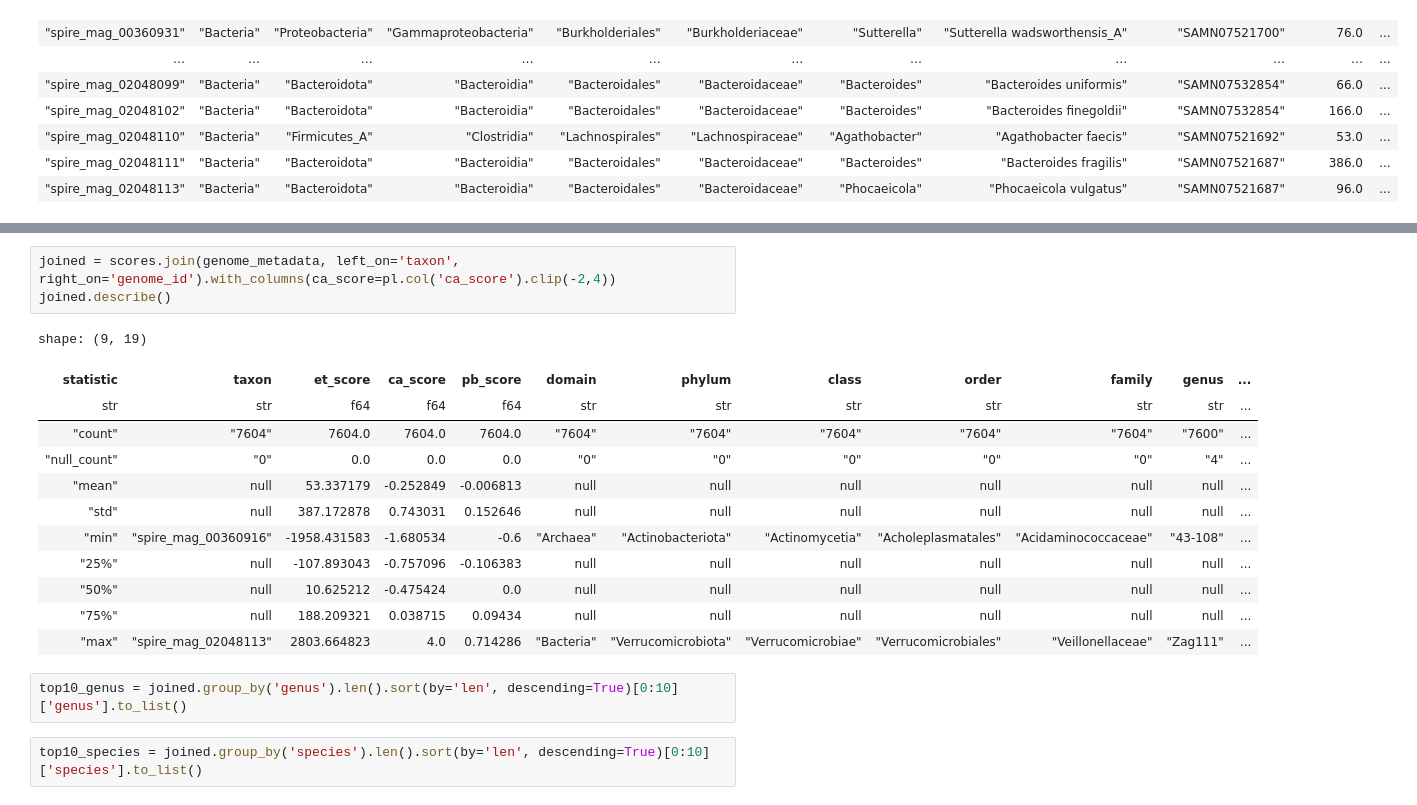
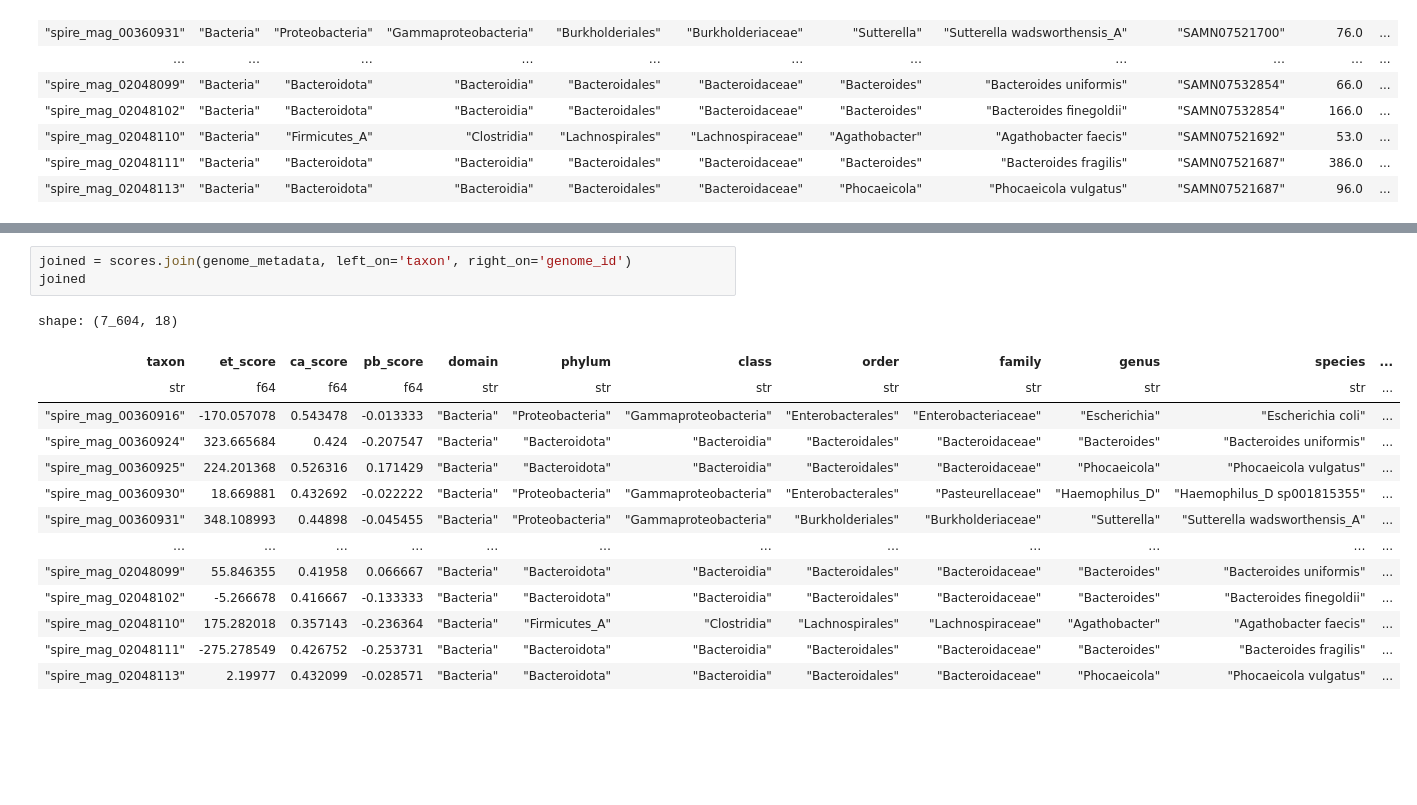
Before and after one commit to areias03/microfrp, a Jupyter notebook: analysis/score_analysis.ipynb, the cells around one changed output, grey strips where cells are left out. Saved outputs shown, nothing was run; the diff lists cells and outputs as text; blank space fills up the shorter version.

Commit message:
add(analysis): score and classification analyses

```diff
--- a/analysis/score_analysis.ipynb
+++ b/analysis/score_analysis.ipynb
@@ -88,20 +88,18 @@ shape: (7_256, 4)
 # %%
-joined = scores.join(genome_metadata, left_on='taxon', right_on='genome_id').with_columns(ca_score=pl.col('ca_score').clip(-2,4))
-joined.describe()
+joined = scores.join(genome_metadata, left_on='taxon', right_on='genome_id')
+joined
 # %% [output]
-shape: (9, 19)
+shape: (7_604, 18)
-| statistic | taxon | et_score | ca_score | pb_score | domain | phylum | class | order | family | genus | ... |
-| str | str | f64 | f64 | f64 | str | str | str | str | str | str | ... |
-| "count" | "7604" | 7604.0 | 7604.0 | 7604.0 | "7604" | "7604" | "7604" | "7604" | "7604" | "7600" | ... |
-| "null_count" | "0" | 0.0 | 0.0 | 0.0 | "0" | "0" | "0" | "0" | "0" | "4" | ... |
-| "mean" | null | 53.337179 | -0.252849 | -0.006813 | null | null | null | null | null | null | ... |
-| "std" | null | 387.172878 | 0.743031 | 0.152646 | null | null | null | null | null | null | ... |
-| "min" | "spire_mag_00360916" | -1958.431583 | -1.680534 | -0.6 | "Archaea" | "Actinobacteriota" | "Actinomycetia" | "Acholeplasmatales" | "Acidaminococcaceae" | "43-108" | ... |
-| "25%" | null | -107.893043 | -0.757096 | -0.106383 | null | null | null | null | null | null | ... |
-| "50%" | null | 10.625212 | -0.475424 | 0.0 | null | null | null | null | null | null | ... |
-| "75%" | null | 188.209321 | 0.038715 | 0.09434 | null | null | null | null | null | null | ... |
-| "max" | "spire_mag_02048113" | 2803.664823 | 4.0 | 0.714286 | "Bacteria" | "Verrucomicrobiota" | "Verrucomicrobiae" | "Verrucomicrobiales" | "Veillonellaceae" | "Zag111" | ... |
+| taxon | et_score | ca_score | pb_score | domain | phylum | class | order | family | genus | species | ... |
+| str | f64 | f64 | f64 | str | str | str | str | str | str | str | ... |
+| "spire_mag_00360916" | -170.057078 | 0.543478 | -0.013333 | "Bacteria" | "Proteobacteria" | "Gammaproteobacteria" | "Enterobacterales" | "Enterobacteriaceae" | "Escherichia" | "Escherichia coli" | ... |
+| "spire_mag_00360924" | 323.665684 | 0.424 | -0.207547 | "Bacteria" | "Bacteroidota" | "Bacteroidia" | "Bacteroidales" | "Bacteroidaceae" | "Bacteroides" | "Bacteroides uniformis" | ... |
+| "spire_mag_00360925" | 224.201368 | 0.526316 | 0.171429 | "Bacteria" | "Bacteroidota" | "Bacteroidia" | "Bacteroidales" | "Bacteroidaceae" | "Phocaeicola" | "Phocaeicola vulgatus" | ... |
+| "spire_mag_00360930" | 18.669881 | 0.432692 | -0.022222 | "Bacteria" | "Proteobacteria" | "Gammaproteobacteria" | "Enterobacterales" | "Pasteurellaceae" | "Haemophilus_D" | "Haemophilus_D sp001815355" | ... |
+| "spire_mag_00360931" | 348.108993 | 0.44898 | -0.045455 | "Bacteria" | "Proteobacteria" | "Gammaproteobacteria" | "Burkholderiales" | "Burkholderiaceae" | "Sutterella" | "Sutterella wadsworthensis_A" | ... |
+| … | … | … | … | … | … | … | … | … | … | … | ... |
+| "spire_mag_02048099" | 55.846355 | 0.41958 | 0.066667 | "Bacteria" | "Bacteroidota" | "Bacteroidia" | "Bacteroidales" | "Bacteroidaceae" | "Bacteroides" | "Bacteroides uniformis" | ... |
+| "spire_mag_02048102" | -5.266678 | 0.416667 | -0.133333 | "Bacteria" | "Bacteroidota" | "Bacteroidia" | "Bacteroidales" | "Bacteroidaceae" | "Bacteroides" | "Bacteroides finegoldii" | ... |
+| "spire_mag_02048110" | 175.282018 | 0.357143 | -0.236364 | "Bacteria" | "Firmicutes_A" | "Clostridia" | "Lachnospirales" | "Lachnospiraceae" | "Agathobacter" | "Agathobacter faecis" | ... |
+| "spire_mag_02048111" | -275.278549 | 0.426752 | -0.253731 | "Bacteria" | "Bacteroidota" | "Bacteroidia" | "Bacteroidales" | "Bacteroidaceae" | "Bacteroides" | "Bacteroides fragilis" | ... |
+| "spire_mag_02048113" | 2.19977 | 0.432099 | -0.028571 | "Bacteria" | "Bacteroidota" | "Bacteroidia" | "Bacteroidales" | "Bacteroidaceae" | "Phocaeicola" | "Phocaeicola vulgatus" | ... |
-# %%
-top10_genus = joined.group_by('genus').len().sort(by='len', descending=True)[0:10]['genus'].to_list()
-# %%
-top10_species = joined.group_by('species').len().sort(by='len', descending=True)[0:10]['species'].to_list()
```
Also changed, not shown: parts of 20 cells of this notebook, 1 other file.
